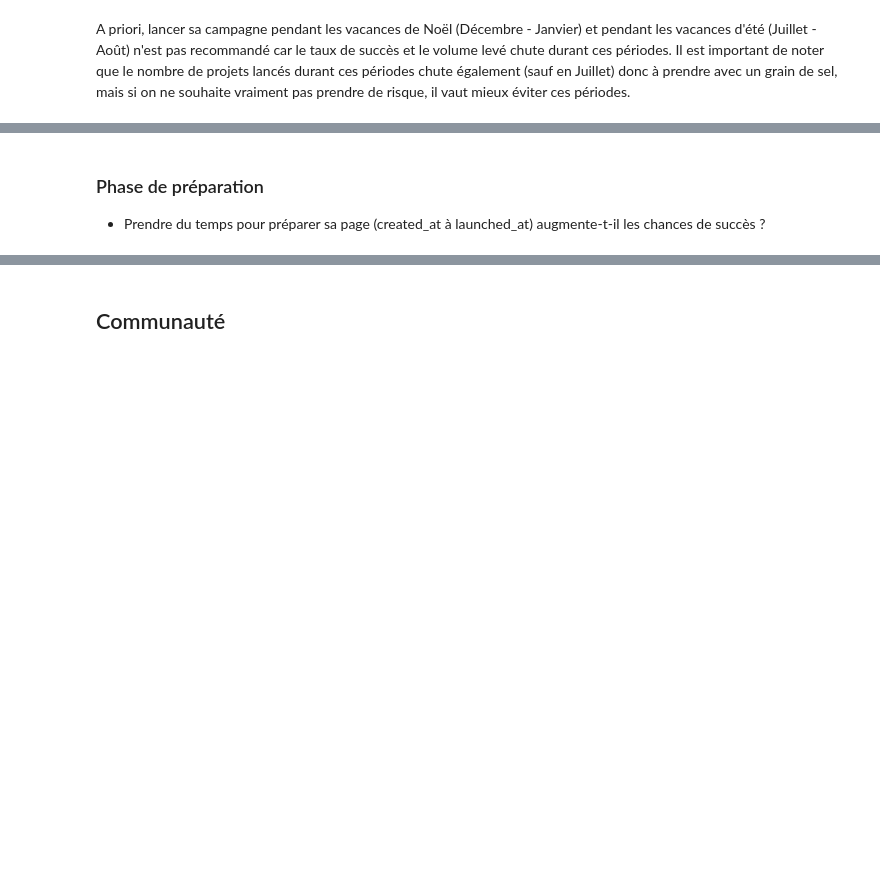
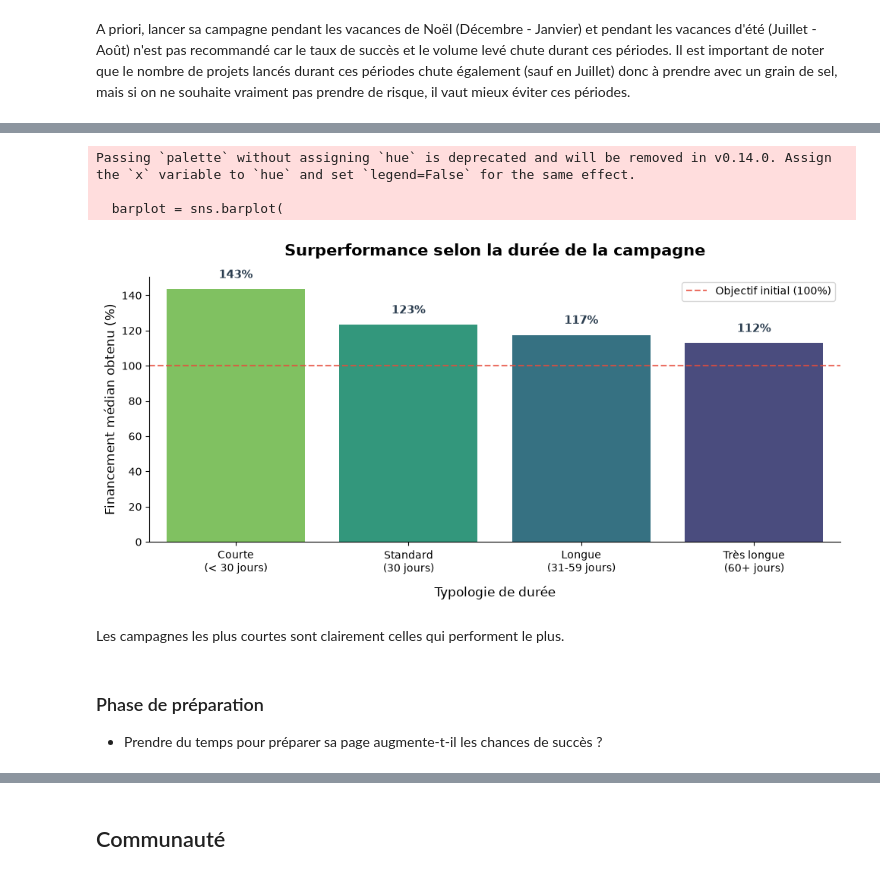
Before and after one commit to lbrdmariama/memoire-2026, a Jupyter notebook: code/analyse-exploratoire.ipynb, the cells around one changed output, grey strips where cells are left out. Cells and saved outputs as stored; diff of their text form; code cells hidden in the pictures; blank space fills up the shorter version.

```diff
--- a/code/analyse-exploratoire.ipynb
+++ b/code/analyse-exploratoire.ipynb
@@ -570,3 +687,47 @@ A priori, lancer sa campagne pendant les vacances de Noël (Décembre - Janvier)
+# %%
+
+df_success['duration_category'] = pd.cut(df_completed['duration_days'], bins=bins_duration, labels=labels_duration)
+
+duration_perf = df_success.groupby('duration_category', observed=True).agg(
+    median_funded=('percent_funded', 'median')
+).reset_index()
+
+plt.figure(figsize=(10, 5))
+
+barplot = sns.barplot(
+    data=duration_perf,
+    x='duration_category',
+    y='median_funded',
+    palette='viridis_r'
+)
+
+
+plt.title("Surperformance selon la durée de la campagne", fontsize=15, fontweight='bold', pad=20)
+plt.xlabel("Typologie de durée", fontsize=12, labelpad=10)
+plt.ylabel("Financement médian obtenu (%)", fontsize=12)
+
+
+plt.axhline(y=100, color='#e74c3c', linestyle='--', alpha=0.8, label='Objectif initial (100%)')
+plt.legend(loc='upper right')
+
+
+for p in barplot.patches:
+    if p.get_height() > 0:
+        plt.annotate(f"{int(p.get_height())}%",
+                     (p.get_x() + p.get_width() / 2., p.get_height()),
+                     ha='center', va='bottom', xytext=(0, 8), textcoords='offset points',
+                     fontsize=11, fontweight='bold', color='#2c3e50')
+
+sns.despine()
+plt.tight_layout()
+plt.show()
+# %% [output]
+Passing `palette` without assigning `hue` is deprecated and will be removed in v0.14.0. Assign the `x` variable to `hue` and set `legend=False` for the same effect.
+
+  barplot = sns.barplot(
+[figure, added]
+# %% [markdown]
+Les campagnes les plus courtes sont clairement celles qui performent le plus.
 # %% [markdown]
 ### Phase de préparation
-* Prendre du temps pour préparer sa page (created_at à launched_at) augmente-t-il les chances de succès ?
+* Prendre du temps pour préparer sa page augmente-t-il les chances de succès ?
```
Also changed, not shown: parts of 50 cells of this notebook, 1 other file.
